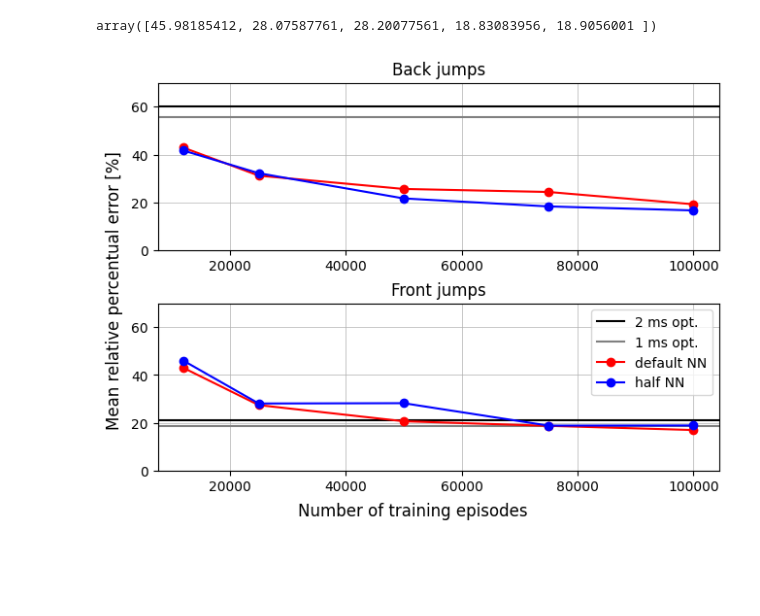
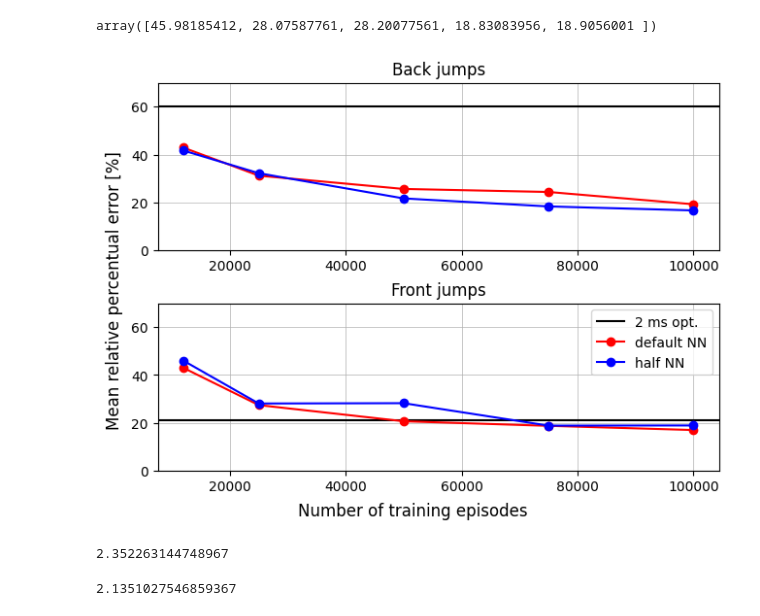
Before and after one commit to jprogrammer13/jumpleg_rl, a Jupyter notebook: utils/paper_plots.ipynb, the cells around one changed output. Saved outputs shown, nothing was run; the diff lists cells and outputs as text; code cells hidden in the pictures; blank space fills up the shorter version.

```diff
--- a/utils/paper_plots.ipynb
+++ b/utils/paper_plots.ipynb
@@ -37,7 +37,7 @@ optim1.rel_landing_error.mean(), optim2.rel_landing_error.mean()
 # %% [output]
 (0.3519002186166725, 0.3810070160216035)
 # %%
-tests = [12000,25000,50000,75000,100000, 'optim2','optim1']
+tests = [12000,25000,50000,75000,100000,'optim2']
 # %%
 def_model = 256
 # %%
@@ -310,41 +309,49 @@ fig, (ax1, ax2) = plt.subplots(2, 1, layout='constrained', sharey=True)
 # back jump
 ax1.set_ylim(0, 70)
 
-ax1.axhline(err_256_opt_bk[-2], color='black', label='2 ms opt.')
-ax1.axhline(err_256_opt_bk[-1], color='gray', label='1 ms opt.')
+ax1.axhline(err_256_opt_bk[-1], color='black', label='2 ms opt.')
 
-ax1.plot(tests[:-2], err_256_opt_bk[:-2],
+ax1.plot(tests[:-1], err_256_opt_bk[:-1],
          '-o', color='red', label="default NN")
 
-ax1.plot(tests[:-2], err_128_bk,
+ax1.plot(tests[:-1], err_128_bk,
          '-o', color='blue', label="half NN")
 
 ax1.grid(linewidth=0.5)
 
 ax1.set_title('Back jumps')
 
 # front jump
 ax2.set_ylim(0, 70)
 
-ax2.axhline(err_256_opt_fr[-2], color='black', label='2 ms opt.')
-ax2.axhline(err_256_opt_fr[-1], color='gray', label='1 ms opt.')
+ax2.axhline(err_256_opt_fr[-1], color='black', label='2 ms opt.')
 
-ax2.plot(tests[:-2], err_256_opt_fr[:-2],
+ax2.plot(tests[:-1], err_256_opt_fr[:-1],
          '-o', color='red', label="default NN")
 
-ax2.plot(tests[:-2], err_128_fr,
+ax2.plot(tests[:-1], err_128_fr,
          '-o', color='blue', label="half NN")
 
 ax2.grid(linewidth=0.5)
 
 ax2.set_title('Front jumps')
 ax2.grid(linewidth=0.5)
 ax2.legend()
 
 
 fig.supxlabel('Number of training episodes')
 fig.supylabel('Mean relative percentual error [%]')
 plt.savefig(os.path.join('plots', 'jumps_avg_error.pdf'), dpi=500,  bbox_inches='tight')
 plt.show()
 # %% [output]
-[figure, old version]
+[figure, new version]
+# %%
+# Back jump avg. comp. time
+optim2.elapsed_time.to_numpy()[back_index].mean()
+# %% [output]
+2.352263144748967
+# %%
+# Front jump avg. comp. time
+optim2.elapsed_time.to_numpy()[front_index].mean()
+# %% [output]
+2.1351027546859367
```
Also changed, not shown: parts of 5 cells of this notebook, 3 other files.
